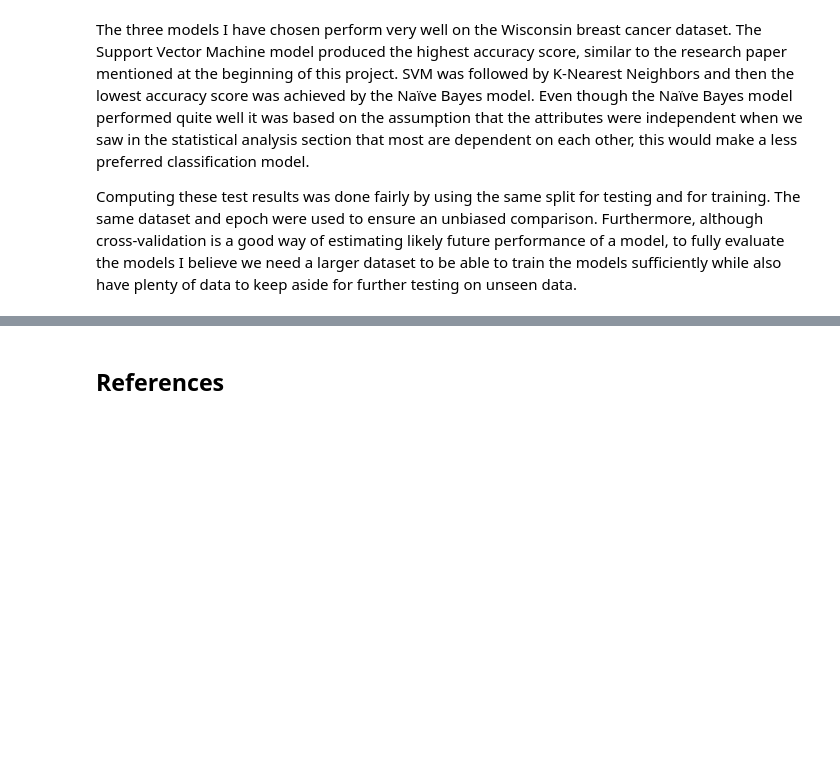
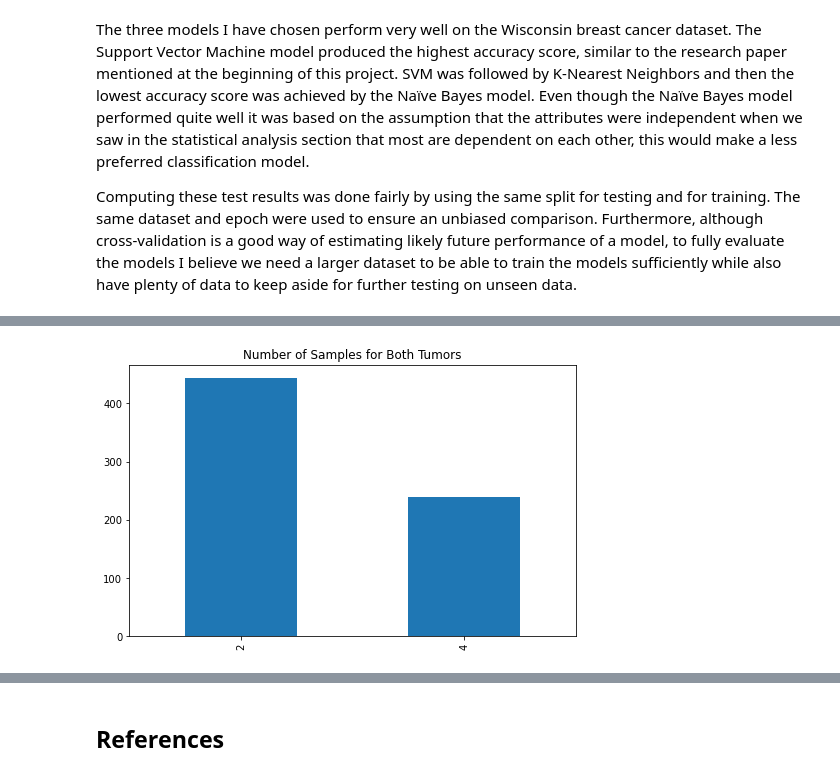
Before and after one commit to MegTully/Programming_For_DA_Project2, a Jupyter notebook: Programming_For_DA_Project2.ipynb, the cells around one changed output, grey strips where cells are left out. Cells and saved outputs as stored; diff of their text form; code cells hidden in the pictures; blank space fills up the shorter version.

```diff
--- a/Programming_For_DA_Project2.ipynb
+++ b/Programming_For_DA_Project2.ipynb
@@ -490,0 +511,4 @@ Computing these test results was done fairly by using the same split for testing
+# %%
+ax = dataset['Class'].value_counts().plot(kind='bar',figsize=(8,5),title="Number of Samples for Both Tumors")
+# %% [output]
+[figure, added]
```
Also changed, not shown: parts of 15 cells of this notebook, 1 other file.
